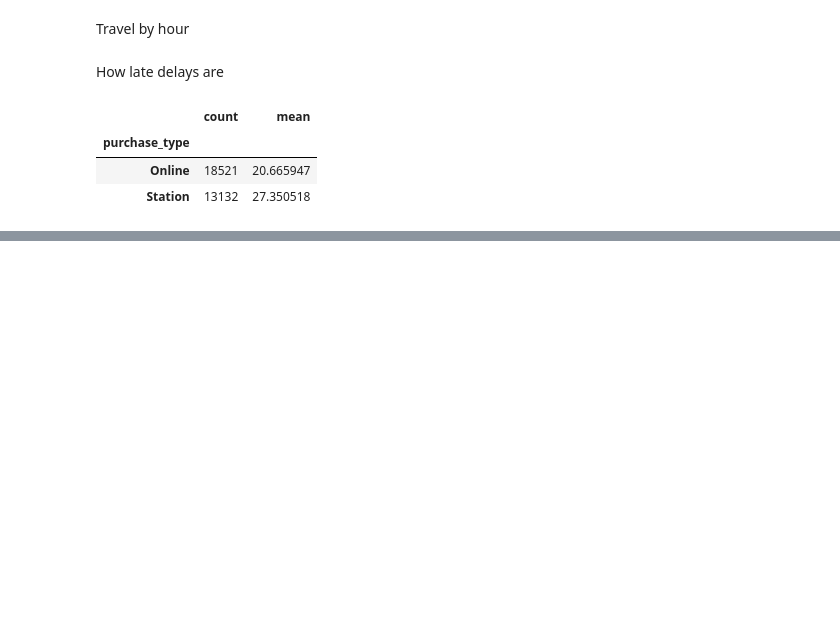
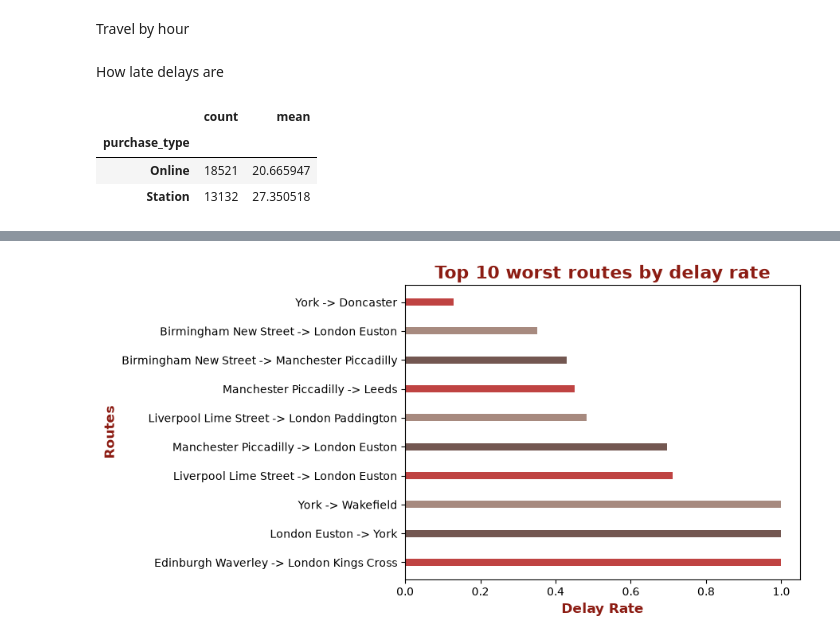
Before and after one commit to uk-train-rides/UK-Train-Rides-project, a Jupyter notebook: notebooks/main.ipynb, the cells around one changed output, grey strips where cells are left out. Drawn from its saved outputs; the diff is of its cells as text; code cells hidden in the pictures; blank space fills up the shorter version.

```diff
--- a/notebooks/main.ipynb
+++ b/notebooks/main.ipynb
@@ -196,4 +196,4 @@ Worst routes
 df = pd.merge(fact_ticket, dim_routes, on="route_id", how="left").merge(dim_journey, on="journey_id", how="left")
 df["route"] = df["departure_station"] + " -> " + df["arrival_station"]
 df = df.drop(columns=["departure_station", "arrival_station"])
-pd.crosstab(df["route"], df["journey_status"], normalize="index").sort_values("Delayed", ascending=False).head(10)
+worst_routes_crosstab = pd.crosstab(df["route"], df["journey_status"], normalize="index").sort_values("Delayed", ascending=False).head(10)
@@ -252,0 +243,11 @@ df.groupby("purchase_type")["price"].agg(["count", "mean"])
+# %%
+colors = ["#BF4342", "#735751", "#A78A7F"]
+height = 0.25
+
+plt.barh(worst_routes_crosstab["Delayed"].index ,worst_routes_crosstab["Delayed"].values, color=colors, height=height)
+plt.title("Top 10 worst routes by delay rate", fontsize=16, fontweight="bold", color="#8C1C13")
+plt.xlabel("Delay Rate", fontsize=12, fontweight="bold", color="#8C1C13")
+plt.ylabel("Routes", fontsize=12, fontweight="bold", color="#8C1C13")
+plt.show()
+# %% [output]
+[figure, added]
```
Also changed, not shown: parts of 5 cells of this notebook.
